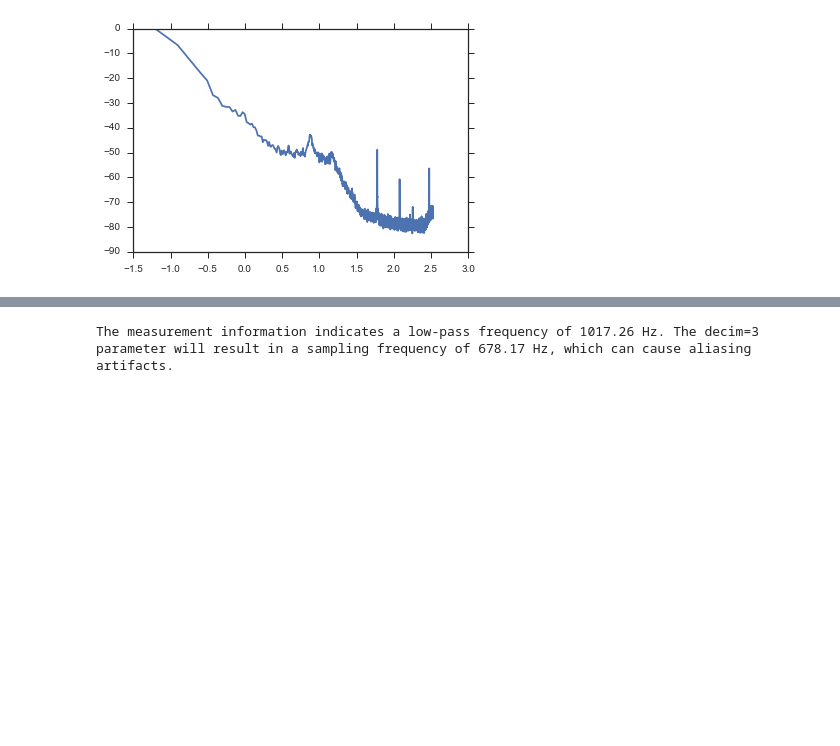
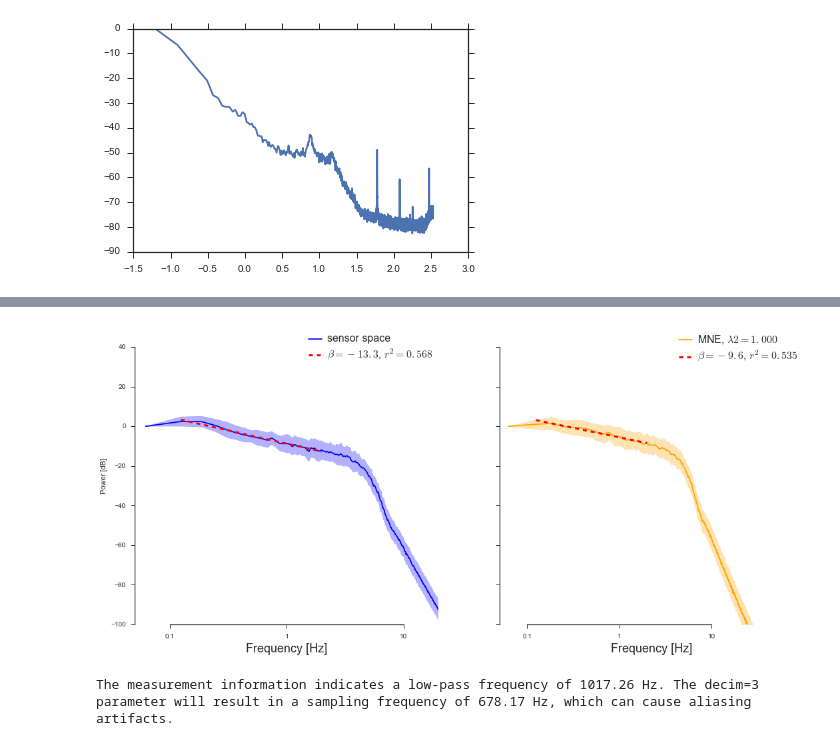
Before and after one commit to neurospin/meg_study_dynamic_scales, a Jupyter notebook: scripts/paper_check_powerlaw_fit.ipynb, the cells around one changed output, grey strips where cells are left out. Cells and saved outputs as stored; diff of their text form; code cells hidden in the pictures; blank space fills up the shorter version.

Commit message:
alpha enve sensor source comp

```diff
--- a/scripts/paper_check_powerlaw_fit.ipynb
+++ b/scripts/paper_check_powerlaw_fit.ipynb
@@ -814,7 +814,8 @@ from mne.time_frequency.psd import _psd_welch
 
 
 
-def _compute_source_psd(raw, noise_cov, fwd, n_fft=2 ** 15, method='MNE',lambda2=1./1.**2., decim=1):
+def _compute_source_psd(raw, noise_cov, fwd, n_fft=2 ** 15, method='MNE',lambda2=1./1.**2., decim=1,
+                        fmax=150):
     inv_op = make_inverse_operator(
         info=raw.info, forward=fwd, noise_cov=noise_cov, loose=0.2, depth=0.8,
         fixed=False, limit_depth_chs=True, rank=None, verbose=None)
@@ -823,6 +824,9 @@ def _compute_source_psd(raw, noise_cov, fwd, n_fft=2 ** 15, method='MNE',lambda2
     events = mne.make_fixed_length_events(raw, 42, duration=duration)
     epochs = mne.Epochs(raw, events=events, event_id=42, tmin=0,
                         tmax=duration, baseline=None, preload=True, decim=decim)
+    if np.iscomplexobj(epochs.get_data()):
+        print('computing the envelope')
+        epochs._data = np.abs(epochs.get_data())
 
     stc_gen = apply_inverse_epochs(
         epochs, inv_op, lambda2=lambda2, method=method, label=None, nave=1, pick_ori='normal',
@@ -830,7 +834,7 @@ def _compute_source_psd(raw, noise_cov, fwd, n_fft=2 ** 15, method='MNE',lambda2
 
     psd_src = 0.
     for ii, this_stc in enumerate(stc_gen, 1):
-        psd, freqs = _psd_welch(this_stc.data, epochs.info['sfreq'], fmin=0, fmax=150,
+        psd, freqs = _psd_welch(this_stc.data, epochs.info['sfreq'], fmin=0, fmax=fmax,
                                 n_fft=n_fft, n_overlap=0, n_jobs=1)
         psd_src += psd
     psd_src /= ii
@@ -964,0 +977,90 @@ The measurement information indicates a low-pass frequency of 1017.26 Hz. The de
+# %%
+raw_hil = raw.copy().filter(8, 12)
+raw_hil.apply_hilbert(picks=list(range(248)), envelope=False)
+
+fig, axes = plt.subplots(1, 2, figsize=(18, 8), sharex=True, sharey=True)
+axes = axes.ravel()
+n_fft = 2 ** 15
+decim = 3
+duration = n_fft * (1. / raw_hil.info['sfreq'])
+events = mne.make_fixed_length_events(raw, 42, duration=duration)
+epochs = mne.Epochs(raw_hil, events=events, event_id=42, tmin=0,
+                    tmax=duration, baseline=None, preload=True, decim=decim)
+epochs._data = np.abs(epochs.get_data())
+psd_epochs, freqs = mne.time_frequency.psd_welch(epochs, n_fft=n_fft, n_overlap=0)
+
+psd = psd_epochs.mean(0)
+
+psd, freqs = clean_psd(psd, freqs)
+
+psd_mean = psd.mean(0)
+psd_std = psd.std(0)
+
+fmask = (freqs > 0.1) & (freqs < 2)
+
+
+ax = axes[0]
+ax.plot(np.log10(freqs), psd_mean, label='sensor space', color='blue')
+ax.fill_between(np.log10(freqs),
+                 psd_mean + psd_std,
+                 psd_mean - psd_std, alpha=0.3, color='blue')
+
+lm = LinearRegression(normalize=False).fit(
+   np.log10(freqs[fmask][:, None]), psd.T[fmask])
+scores = [r2_score(x, y) for x, y in zip(
+          lm.predict(np.log10(freqs[fmask])[:, None]), psd.T[fmask])]
+fit_line = lm.predict(np.log10(freqs[fmask][:, None])).mean(1)
+ax.plot(np.log10(freqs[fmask]), fit_line, color='red', linewidth=3,
+        linestyle='--', label=r"$\beta=%0.1f$, $r^2=%0.3f$" % (
+            lm.coef_.ravel().mean(0), np.mean(scores)))
+
+ax.set_xlim(*np.log10([0.05, 20]))
+ax.set_xticks(np.log10([0.1, 1, 10, 100]))
+ax.set_xticklabels([0.1, 1, 10, 100])
+for tt in ax.legend().get_texts():
+    tt.set_fontsize(16)
+
+
+lambda2 = 1.
+stc_psd = _compute_source_psd(
+    raw_hil, noise_cov=noise_cov, fwd=stack['fwd'], method='MNE',
+    lambda2=lambda2, decim=3, fmax=50)
+
+freqs = stc_psd.times
+psd = stc_psd.data
+psd, freqs = clean_psd(psd, freqs)
+psd_mean = psd.mean(0)
+psd_std = psd.std(0)
+
+ax = axes[1]
+
+ax.plot(np.log10(freqs), psd_mean, label=r"MNE, $\lambda2=%0.3f$" % lambda2, color='orange')
+ax.fill_between(np.log10(freqs),
+                 psd_mean + psd_std,
+                 psd_mean - psd_std, alpha=0.3, color='orange')
+
+fmask = (freqs > 0.1) & (freqs < 2)
+lm = LinearRegression(normalize=False).fit(
+   np.log10(freqs[fmask][:, None]), psd.T[fmask])
+scores = np.array([r2_score(x, y) for x, y in zip(
+          lm.predict(np.log10(freqs[fmask])[:, None]), psd.T[fmask])])
+fit_line = lm.predict(np.log10(freqs[fmask][:, None])).mean(1)
+ax.plot(np.log10(freqs[fmask]), fit_line, color='red', linewidth=3,
+        linestyle='--', label=r"$\beta=%0.1f$, $r^2=%0.3f$" % (
+            lm.coef_.ravel().mean(0), np.mean(scores)))
+
+ax.set_xlim(*np.log10([0.05, 20]))
+ax.set_xticks(np.log10([0.1, 1, 10, 100]))
+ax.set_xticklabels([0.1, 1, 10, 100])
+for tt in ax.legend().get_texts():
+    tt.set_fontsize(16)
+
+axes[0].set_ylabel('Power [dB]')
+axes[0].set_xlabel('Frequency [Hz]', fontsize=18)
+axes[1].set_xlabel('Frequency [Hz]', fontsize=18)
+axes[0].set_ylim(-100, 50)
+axes[1].set_ylim(-100, 50)
+sns.despine(trim=True)
+
+fig.savefig('paper_figures/compare_sensor_sources_alpha_env.png', dpi=600)
+# %% [output]
@@ -965,3 +1068,4 @@ The measurement information indicates a low-pass frequency of 1017.26 Hz. The de
+[figure, added]
 # %%
 for this_l in [1, 2, 3, 4, 5, 6, 7, 8, 9, 10, 11, 12, 13, 14, 15][::3]:
     lambda2 = 1./this_l **2
```
Also changed, not shown: parts of 4 cells of this notebook, 1 other file.
